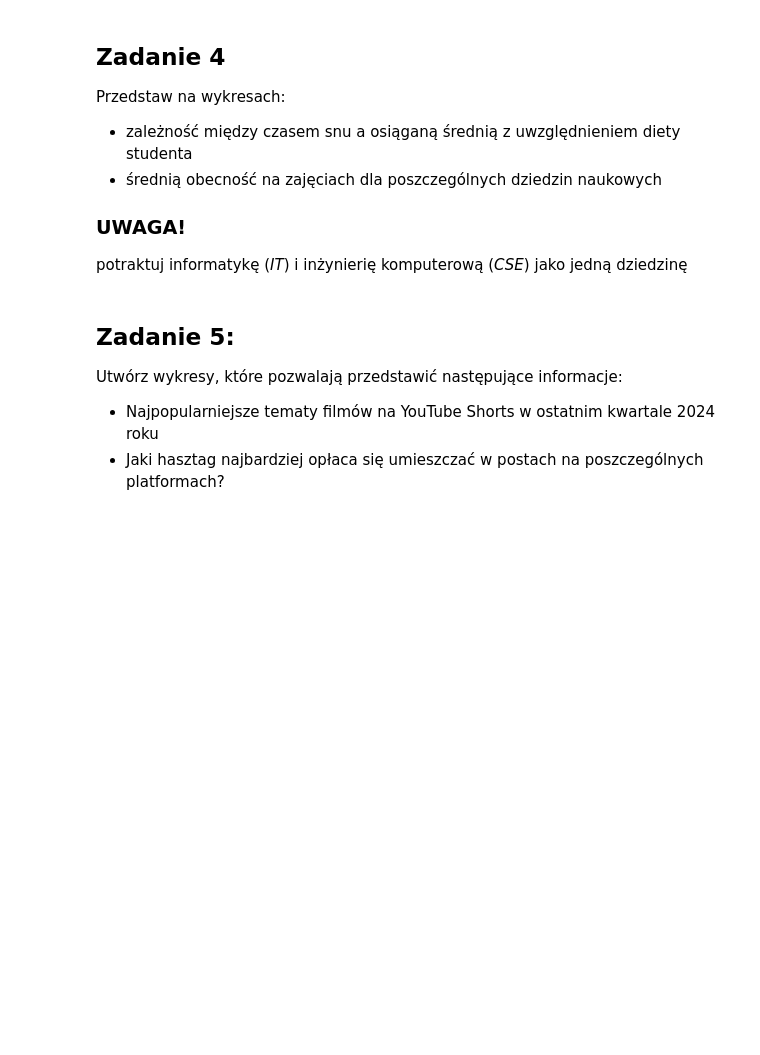
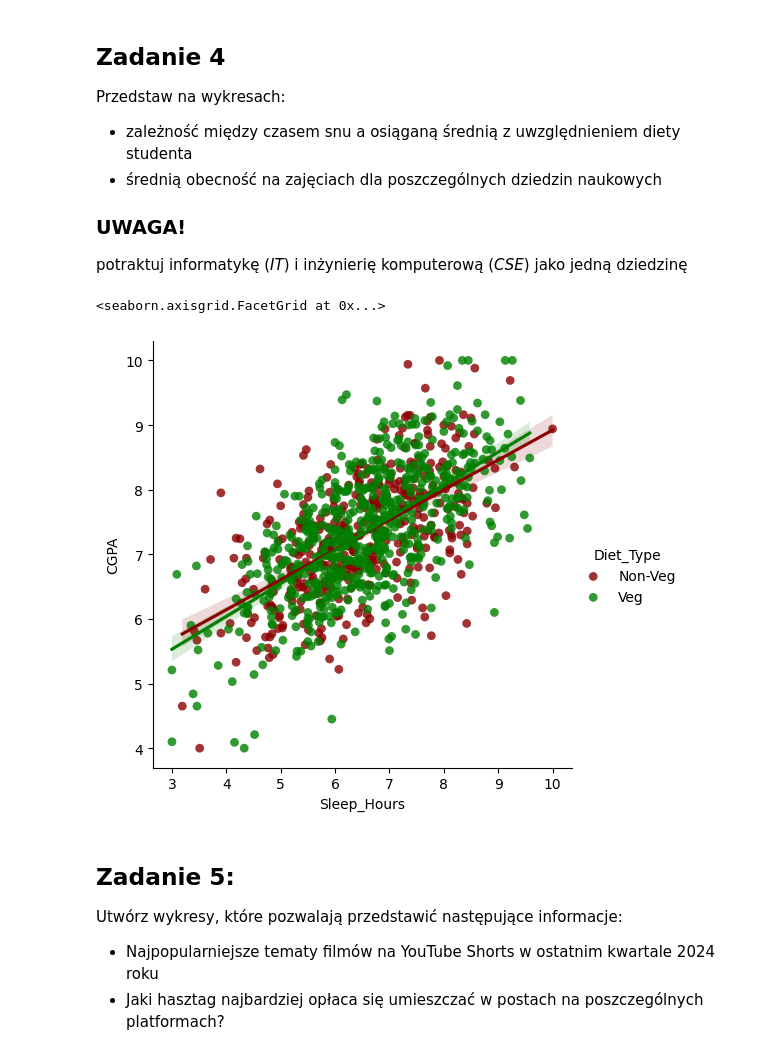
Before and after one commit to Zajecia-na-PWr-LR/lista-1-swientyk, a Jupyter notebook: UczenieMaszynowe_25_26_Lista1.ipynb, the cells around one changed output. Drawn from its saved outputs; the diff is of its cells as text; code cells hidden in the pictures; blank space fills up the shorter version.

```diff
--- a/UczenieMaszynowe_25_26_Lista1.ipynb
+++ b/UczenieMaszynowe_25_26_Lista1.ipynb
@@ -141,6 +141,11 @@ Przedstaw na wykresach:
 - średnią obecność na zajęciach dla poszczególnych dziedzin naukowych
 ### UWAGA!
 potraktuj informatykę (*IT*) i inżynierię komputerową (*CSE*) jako jedną dziedzinę
+# %%
+sns.lmplot(data=data1, x='Sleep_Hours', y='CGPA', hue='Diet_Type', palette={'Veg':"green", 'Non-Veg':'darkred'}, scatter_kws={'s':40, 'edgecolors':'none'})
+# %% [output]
+<seaborn.axisgrid.FacetGrid at 0x...>
+[figure, added]
 # %% [markdown]
 ## Zadanie 5:
 Utwórz wykresy, które pozwalają przedstawić następujące informacje:
```
